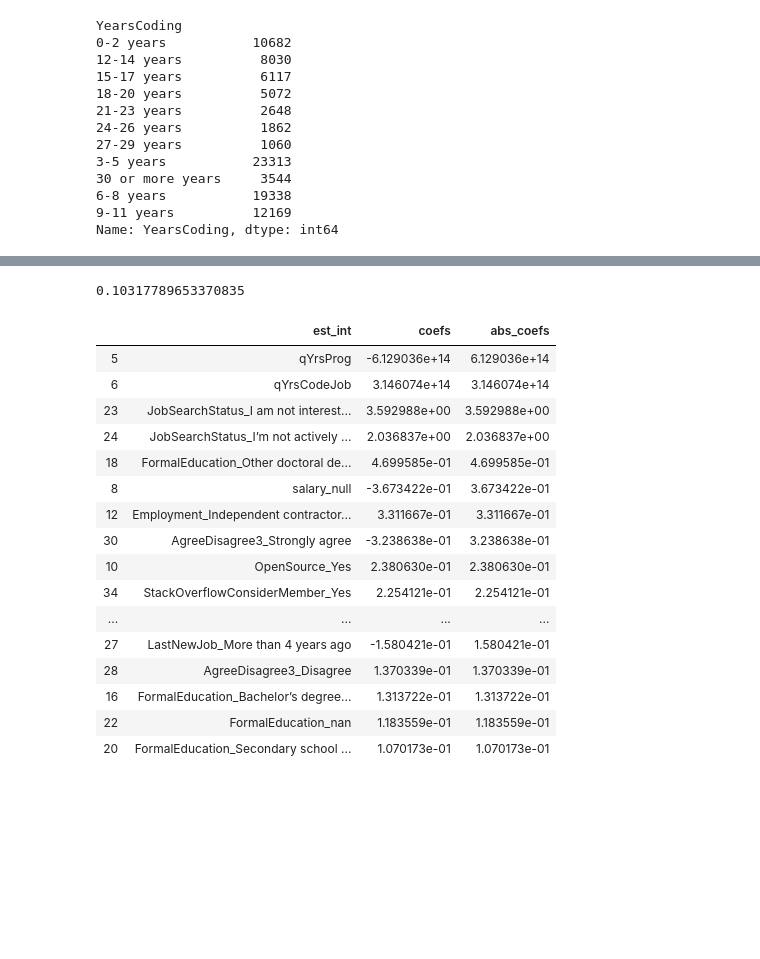
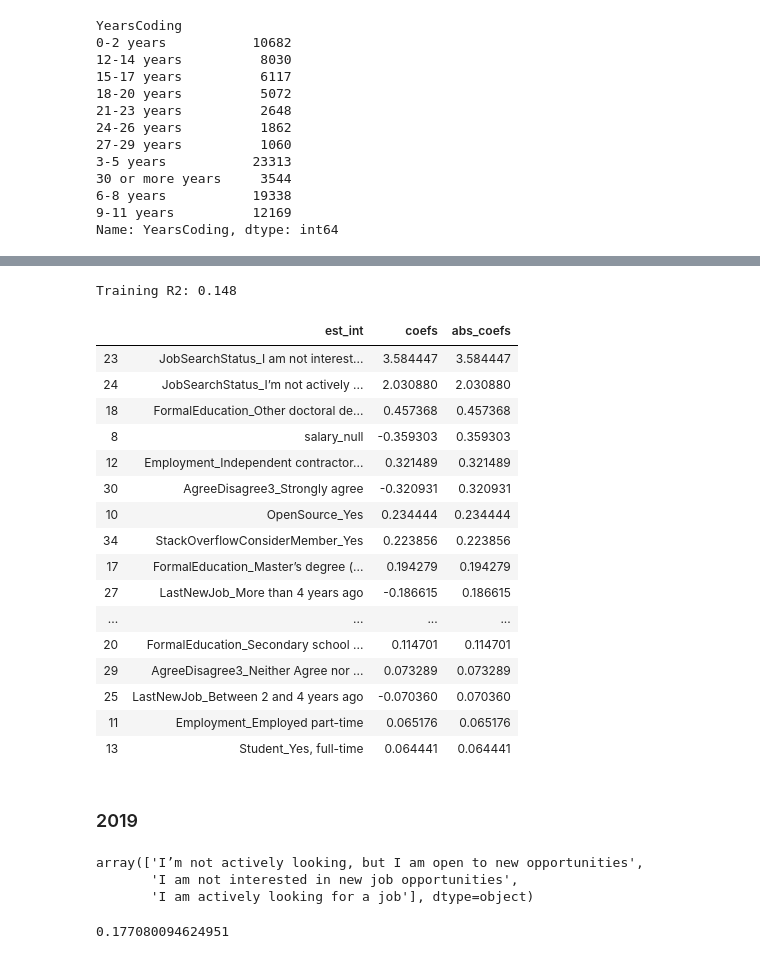
Before and after one commit to dsduncan/udsn_blogpost, a Jupyter notebook: dev_happiness.ipynb, the cells around one changed output, grey strips where cells are left out. Cells and saved outputs as stored; diff of their text form; code cells hidden in the pictures; blank space fills up the shorter version.

```diff
--- a/dev_happiness.ipynb
+++ b/dev_happiness.ipynb
@@ -195,6 +195,7 @@ comp17 = {
     '100 to 499 employees': 300,
     '1,000 to 4,999 employees': 3000,
     '500 to 999 employees': 750,
+    'Just me - I am a freelancer, sole proprietor, etc.': 1,
     "I don't know": None,
     'I prefer not to answer': None
     }
@@ -366,9 +367,9 @@ years18 = {
     '12-14 years': 13.5,
     '15-17 years': 16.5,
     '18-20 years': 19.5,
-    '21 to 23 years': 22.5,
-    '24 to 26 years': 25.5,
-    '27 to 29 years': 28.5,
+    '21-23 years': 22.5,
+    '24-26 years': 25.5,
+    '27-29 years': 28.5,
     '30 or more years': 31,
     }
 df18_mod['qCompSize'] = [comp17.get(var, None) for var in df18_mod.CompanySize]
@@ -458,30 +424,32 @@ lm18.fit(X18_train, y18_train) #Fit
 
 # Test training
 pred18_train = lm18.predict(X18_train)
-r2_score(y18_train, pred18_train)
+print("Training R2: {}".format(round(r2_score(y18_train, pred18_train),3)))
 # %% [output]
-0.10317789653370835
+Training R2: 0.148
 # %%
 #Use the function
 coef_df = coef_weights(lm18, X18_train)
 
 #A quick look at the top results
-coef_df.head(20)
+coef_df.head(22)
 # %% [output]
 |  | est_int | coefs | abs_coefs |
-| 5 | qYrsProg | -6.129036e+14 | 6.129036e+14 |
-| 6 | qYrsCodeJob | 3.146074e+14 | 3.146074e+14 |
-| 23 | JobSearchStatus_I am not interest... | 3.592988e+00 | 3.592988e+00 |
-| 24 | JobSearchStatus_I’m not actively ... | 2.036837e+00 | 2.036837e+00 |
-| 18 | FormalEducation_Other doctoral de... | 4.699585e-01 | 4.699585e-01 |
-| 8 | salary_null | -3.673422e-01 | 3.673422e-01 |
-| 12 | Employment_Independent contractor... | 3.311667e-01 | 3.311667e-01 |
-| 30 | AgreeDisagree3_Strongly agree | -3.238638e-01 | 3.238638e-01 |
-| 10 | OpenSource_Yes | 2.380630e-01 | 2.380630e-01 |
-| 34 | StackOverflowConsiderMember_Yes | 2.254121e-01 | 2.254121e-01 |
+| 23 | JobSearchStatus_I am not interest... | 3.584447 | 3.584447 |
+| 24 | JobSearchStatus_I’m not actively ... | 2.030880 | 2.030880 |
+| 18 | FormalEducation_Other doctoral de... | 0.457368 | 0.457368 |
+| 8 | salary_null | -0.359303 | 0.359303 |
+| 12 | Employment_Independent contractor... | 0.321489 | 0.321489 |
+| 30 | AgreeDisagree3_Strongly agree | -0.320931 | 0.320931 |
+| 10 | OpenSource_Yes | 0.234444 | 0.234444 |
+| 34 | StackOverflowConsiderMember_Yes | 0.223856 | 0.223856 |
+| 17 | FormalEducation_Master’s degree (... | 0.194279 | 0.194279 |
+| 27 | LastNewJob_More than 4 years ago | -0.186615 | 0.186615 |
 | ... | ... | ... | ... |
-| 27 | LastNewJob_More than 4 years ago | -1.580421e-01 | 1.580421e-01 |
-| 28 | AgreeDisagree3_Disagree | 1.370339e-01 | 1.370339e-01 |
-| 16 | FormalEducation_Bachelor’s degree... | 1.313722e-01 | 1.313722e-01 |
-| 22 | FormalEducation_nan | 1.183559e-01 | 1.183559e-01 |
-| 20 | FormalEducation_Secondary school ... | 1.070173e-01 | 1.070173e-01 |
+| 20 | FormalEducation_Secondary school ... | 0.114701 | 0.114701 |
+| 29 | AgreeDisagree3_Neither Agree nor ... | 0.073289 | 0.073289 |
+| 25 | LastNewJob_Between 2 and 4 years ago | -0.070360 | 0.070360 |
+| 11 | Employment_Employed part-time | 0.065176 | 0.065176 |
+| 13 | Student_Yes, full-time | 0.064441 | 0.064441 |
+# %% [markdown]
+### 2019
@@ -487,0 +467,6 @@ coef_df.head(20)
+# %%
+df19_mod['JobSeek'].unique()
+# %% [output]
+array(['I’m not actively looking, but I am open to new opportunities',
+       'I am not interested in new job opportunities',
+       'I am actively looking for a job'], dtype=object)
@@ -487,0 +539,16 @@ coef_df.head(20)
+# %%
+# Split data, train model, see how it did
+
+y19 = df19_mod_rdy['qJobSat'].copy()
+X19 = df19_mod_rdy.drop(['qJobSat'], axis=1).copy()
+# #Split into train and test
+X19_train, X19_test, y19_train, y19_test = train_test_split(X19, y19, test_size = .30, random_state=171819)
+
+lm19 = LinearRegression(normalize=True)
+lm19.fit(X19_train, y19_train) #Fit
+
+# Test training
+pred19_train = lm19.predict(X19_train)
+r2_score(y19_train, pred19_train)
+# %% [output]
+0.177080094624951
```
Also changed, not shown: parts of 12 cells of this notebook.
